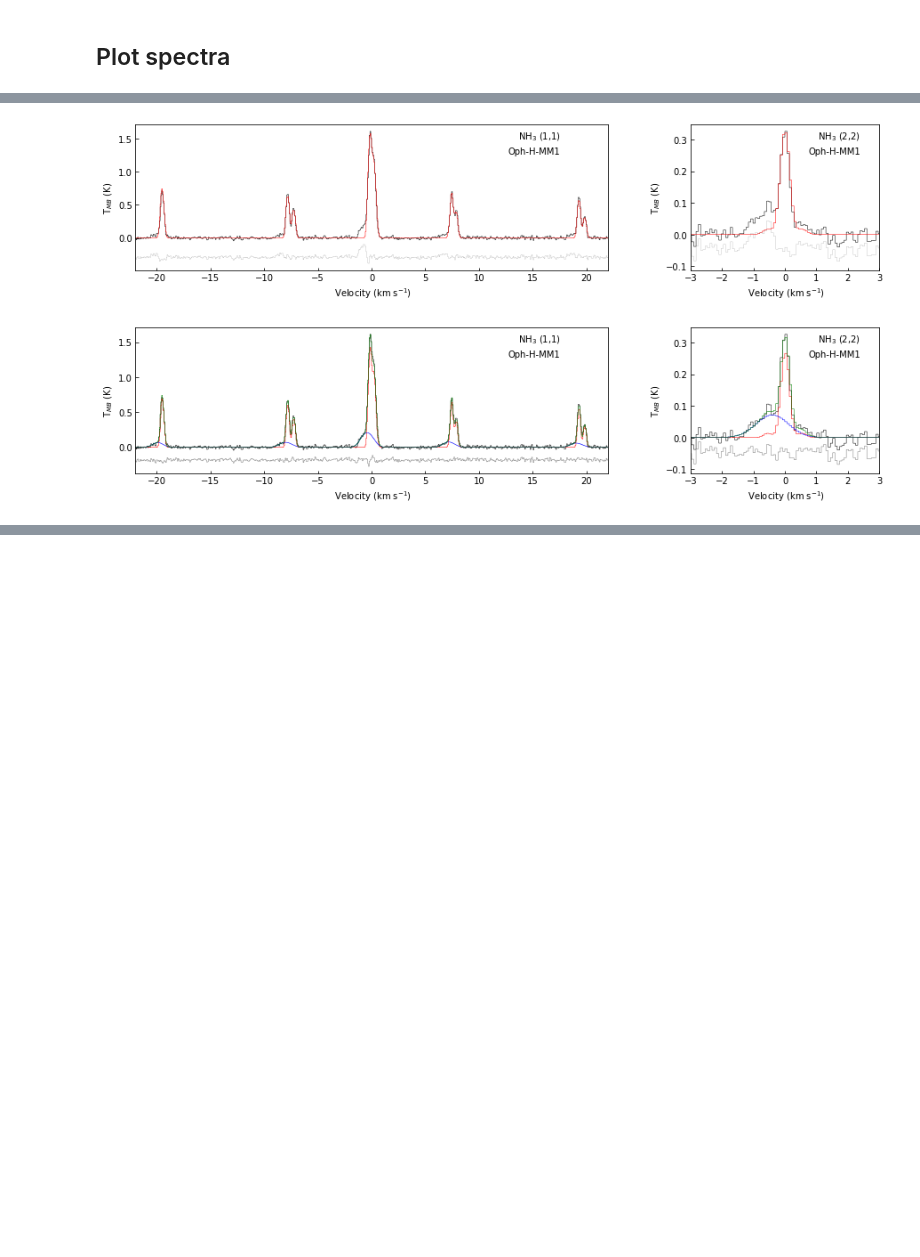
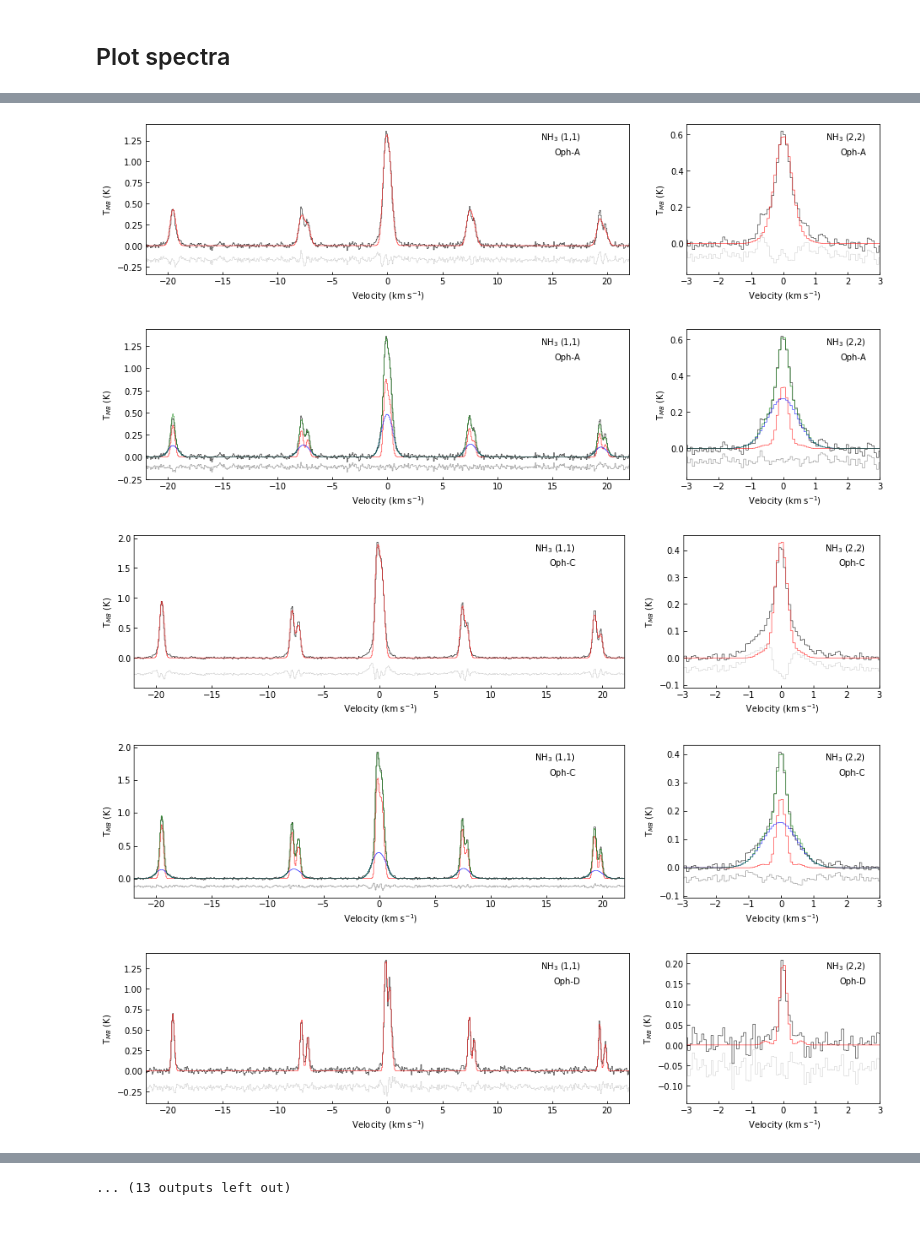
Before and after one commit to SpandanCh/L1688_2-cmp_ltr, a Jupyter notebook: L1688_letter_scripts.ipynb, the cells around one changed output, grey strips where cells are left out. Cells and saved outputs as stored; diff of their text form; code cells hidden in the pictures; blank space fills up the shorter version.

```diff
--- a/L1688_letter_scripts.ipynb
+++ b/L1688_letter_scripts.ipynb
@@ -401,19 +401,13 @@ def get_xarr(reg='OphA', ext='_v_al_0', new='new'):
 
     return xarr11, xarr22
 # %%
-def plot_reg_avg( reg_i = 'OphA', reg_label = 'Oph-A', ext='', c1='k', c2='r', resid=True, new='',
-                 load_func=load_func, w1=1,w2=1, fgsz=(8,3), x11=22, x22=22, x1=None,x2=None):
+def plot_reg_avg( reg_i = 'OphA', reg_label = 'Oph-A', ext='', c1='k', c2='r', resid=True, new='', load_func=load_func,
+                 w1=5,w2=2, fgsz=(13,3), x11=22, x22=3):
     """
     """
 
-    if x1:
-        x1_11 = x1
-        x1_22 = x1
-    if x2:
-        x2_11 = x2
-        x2_22 = x2
 
-    fig, ax = plt.subplots(ncols=2, nrows=1, sharex='col', gridspec_kw={'hspace': 0.02, 'wspace' : 0.25,
+    fig, ax = plt.subplots(ncols=2, nrows=1, sharex='col', gridspec_kw={'hspace': 0.02, 'wspace' : 0.17,
                                                                        'width_ratios':[w1,w2]}, figsize=fgsz)
     # Central core
     cube_11_c,  cube_22_c, cube_11_c_m,cube_22_c_m = load_func(reg_i = reg_i, ext=ext,cmp='',new=new)
@@ -454,8 +448,8 @@ def plot_reg_avg( reg_i = 'OphA', reg_label = 'Oph-A', ext='', c1='k', c2='r', r
                       (cube_11_c_m[:,0,0]-cube_11_c[:,0,0]), drawstyle='steps-mid', lw=0.2, color='grey')
         ax[1].plot( cube_22_c_m.spectral_axis, -(np.max(cube_22_c_m[:,0,0]-cube_22_c[:,0,0]))-
                       (cube_22_c_m[:,0,0]-cube_22_c[:,0,0]), drawstyle='steps-mid', lw=0.2, color='grey')
-    ax[1].text( 0.9, 0.9, 'NH$_3$ (2,2)', horizontalalignment='right', transform=ax[1].transAxes)
-    ax[1].text( 0.9, 0.8, reg_label, horizontalalignment='right', transform=ax[1].transAxes)
+    ax[1].text( 0.93, 0.9, 'NH$_3$ (2,2)', horizontalalignment='right', transform=ax[1].transAxes)
+    ax[1].text( 0.93, 0.8, reg_label, horizontalalignment='right', transform=ax[1].transAxes)
 
     if ext == '':
         ax[1].set_xlim(3.5-x22,3.5+x22)
@@ -467,10 +461,10 @@ def plot_reg_avg( reg_i = 'OphA', reg_label = 'Oph-A', ext='', c1='k', c2='r', r
     return fig,ax
 # %%
 def plot_reg_avg_2cmp( reg_i = 'OphA', reg_label = 'Oph-A', load_func = load_func, c1='r', c2='b', pars=None, errs=None,
-                      w1=1, w2=1, fgsz=(8,3), do_res=False, do_sum=False, x11=22, x22=3, new=''):
+                      w1=5, w2=2, fgsz=(13,3), do_res=False, do_sum=False, x11=22, x22=3, new=''):
     """
     """
-    fig, ax = plt.subplots(ncols=2, nrows=1, sharex='col', gridspec_kw={'hspace': 0.02, 'wspace' : 0.25,
+    fig, ax = plt.subplots(ncols=2, nrows=1, sharex='col', gridspec_kw={'hspace': 0.02, 'wspace' : 0.17,
                                                                        'width_ratios':[w1,w2]}, figsize=fgsz)
     #
 # Load cubes
@@ -546,8 +540,8 @@ def plot_reg_avg_2cmp( reg_i = 'OphA', reg_label = 'Oph-A', load_func = load_fun
     ax[0].text( 0.9, 0.9, 'NH$_3$ (1,1)', horizontalalignment='right', transform=ax[0].transAxes)
     ax[0].text( 0.9, 0.8, reg_label, horizontalalignment='right', transform=ax[0].transAxes)
     #
-    ax[1].text( 0.9, 0.9, 'NH$_3$ (2,2)', horizontalalignment='right', transform=ax[1].transAxes)
-    ax[1].text( 0.9, 0.8, reg_label, horizontalalignment='right', transform=ax[1].transAxes)
+    ax[1].text( 0.93, 0.9, 'NH$_3$ (2,2)', horizontalalignment='right', transform=ax[1].transAxes)
+    ax[1].text( 0.93, 0.8, reg_label, horizontalalignment='right', transform=ax[1].transAxes)
     #
     plt.setp( ax, ylabel = 'T$_{MB}$ (K)' )
     #
@@ -612,8 +605,6 @@ err = errs[rg]
 
 # fig,ax = plot_reg_avg(reg_i=rg, reg_label=rg_lb, ext='', c1='k', c2='r',resid=True,w1=5,w2=2,
 #                           fgsz=(15,3),x11=22,x22=3,new='')
-fig1,ax = plot_reg_avg(reg_i=rg, reg_label=rg_lb, ext='_v_al_0', c1='k', c2='r',resid=True,w1=5,w2=2,
-                          fgsz=(15,3),x11=22,x22=3,new='')
-fig2,ax = plot_reg_avg_2cmp(reg_i=rg, reg_label=rg_lb, c1='r', c2='b', pars=par, errs=err,
-                           do_res=True, do_sum=True, w1=5, w2=2, fgsz=(15,3),x11=22,x22=3,new='')
+fig1,ax = plot_reg_avg(reg_i=rg, reg_label=rg_lb, ext='_v_al_0', c1='k', c2='r',resid=True)
+fig2,ax = plot_reg_avg_2cmp(reg_i=rg, reg_label=rg_lb, c1='r', c2='b', pars=par, errs=err, do_res=True, do_sum=True)
 # %% [output]
@@ -621,18 +615,19 @@ NameError: name 'plot_reg_avg' is not defined
 # %%
-for rg in ['d9']:
+for rg in sort_reg:
     rg_lb = reg_lab[rg]
 
     par = pars[rg]
     err = errs[rg]
 
-    fig1,ax = plot_reg_avg(reg_i=rg, reg_label=rg_lb, ext='_v_al_0', c1='k', c2='r', resid=True, w1=5, w2=2,
-                          fgsz=(15,3), x11=22, x22=3)
-    fig2,ax = plot_reg_avg_2cmp(reg_i=rg, reg_label=rg_lb, c1='r', c2='b', pars=par, errs=err,
-                               do_res=True, do_sum=True, w1=5, w2=2, fgsz=(15,3),x11=22,x22=3)
+    fig1,ax = plot_reg_avg(reg_i=rg, reg_label=rg_lb, ext='_v_al_0', c1='k', c2='r', resid=True)
+    fig2,ax = plot_reg_avg_2cmp(reg_i=rg, reg_label=rg_lb, c1='r', c2='b', pars=par, errs=err, do_res=True, do_sum=True)
 
     fig1.tight_layout()
     fig2.tight_layout()
 
+    fig1.subplots_adjust(left=0.05,right=0.98,top=0.97,bottom=0.15)
+    fig2.subplots_adjust(left=0.05,right=0.98,top=0.97,bottom=0.15)
+
     fig1.savefig('avg_spec_w_fit_1_cmp_'+rg+'.pdf')
     fig2.savefig('avg_spec_w_fit_2_cmp_'+rg+'.pdf')
 # %% [output]
@@ -642,2 +651,5 @@ This figure includes Axes that are not compatible with tight_layout, so results
-[figure, old version]
+[figure, new version]
-[figure, old version]
+[figure, new version]
+[figure, added]
+[figure, added]
+[figure, added]
@@ -644,3 +662,4 @@ This figure includes Axes that are not compatible with tight_layout, so results
+... (13 outputs left out)
 # %% [markdown]
 ##
 # %% [markdown]
```
Also changed, not shown: parts of 3 cells of this notebook.
